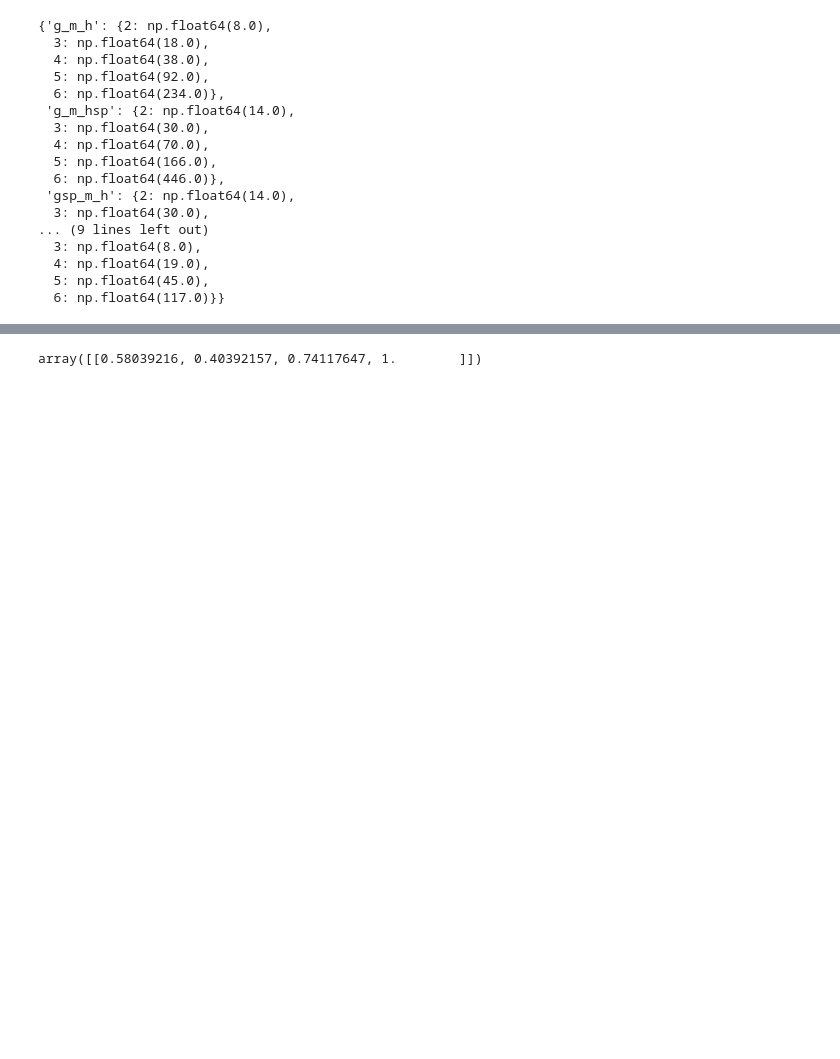
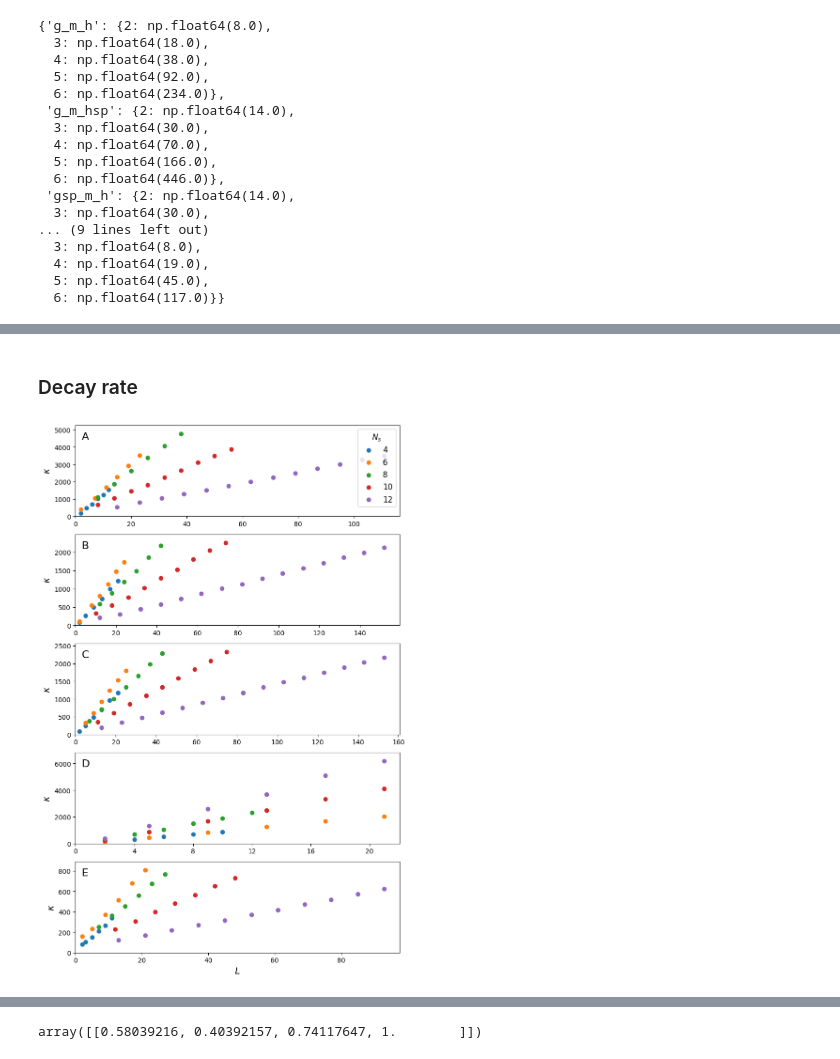
Before and after one commit to yiiyama/z2vqe, a Jupyter notebook: paper_plots.ipynb, the cells around one changed output, grey strips where cells are left out. Cells and saved outputs as stored; diff of their text form; code cells hidden in the pictures; blank space fills up the shorter version.

```diff
--- a/paper_plots.ipynb
+++ b/paper_plots.ipynb
@@ -500,0 +396,28 @@ losses['g_m_h'][4][:, ]
+# %% [markdown]
+### Decay rate
+# %%
+fig, axs = plt.subplots(5, 1, figsize=(8, 12))
+
+for iconfig, (config, cname) in enumerate(zip(configs, ['A', 'B', 'C', 'D', 'E'])):
+    ax = axs[iconfig]
+    mean_ends = []
+    for num_f in num_fs:
+        y = np.mean(vqe_grads[config][num_f], axis=1)
+        ax.scatter(nls[config][num_f], y, label=f'{2 * num_f}')
+        mean_ends.append(y[-1])
+    ax.text(0, np.max(mean_ends) * 0.93, f'  {cname}', fontsize=16, ha='left')
+    ax.set_xlim(0., np.max(nls[config][6]) * 1.05)
+    ax.set_ylim(0., np.max(mean_ends) * 1.1)
+    ax.set_ylabel(r'$\kappa$', fontsize=14)
+
+    if iconfig == 0:
+        ax.legend(title='$N_s$', fontsize=12, title_fontsize=12)
+    if iconfig == 3:
+        ticks = np.arange(0, 23, 4)
+        ax.set_xticks(ticks, labels=[f'{x}' for x in ticks])
+
+axs[-1].set_xlabel('$L$', fontsize=14)
+fig.tight_layout()
+fig.savefig('/home/iiyama/src/z2vqe/plots/decay_rate.pdf')
+# %% [output]
+[figure, added]
```
Also changed, not shown: parts of 51 cells of this notebook.
